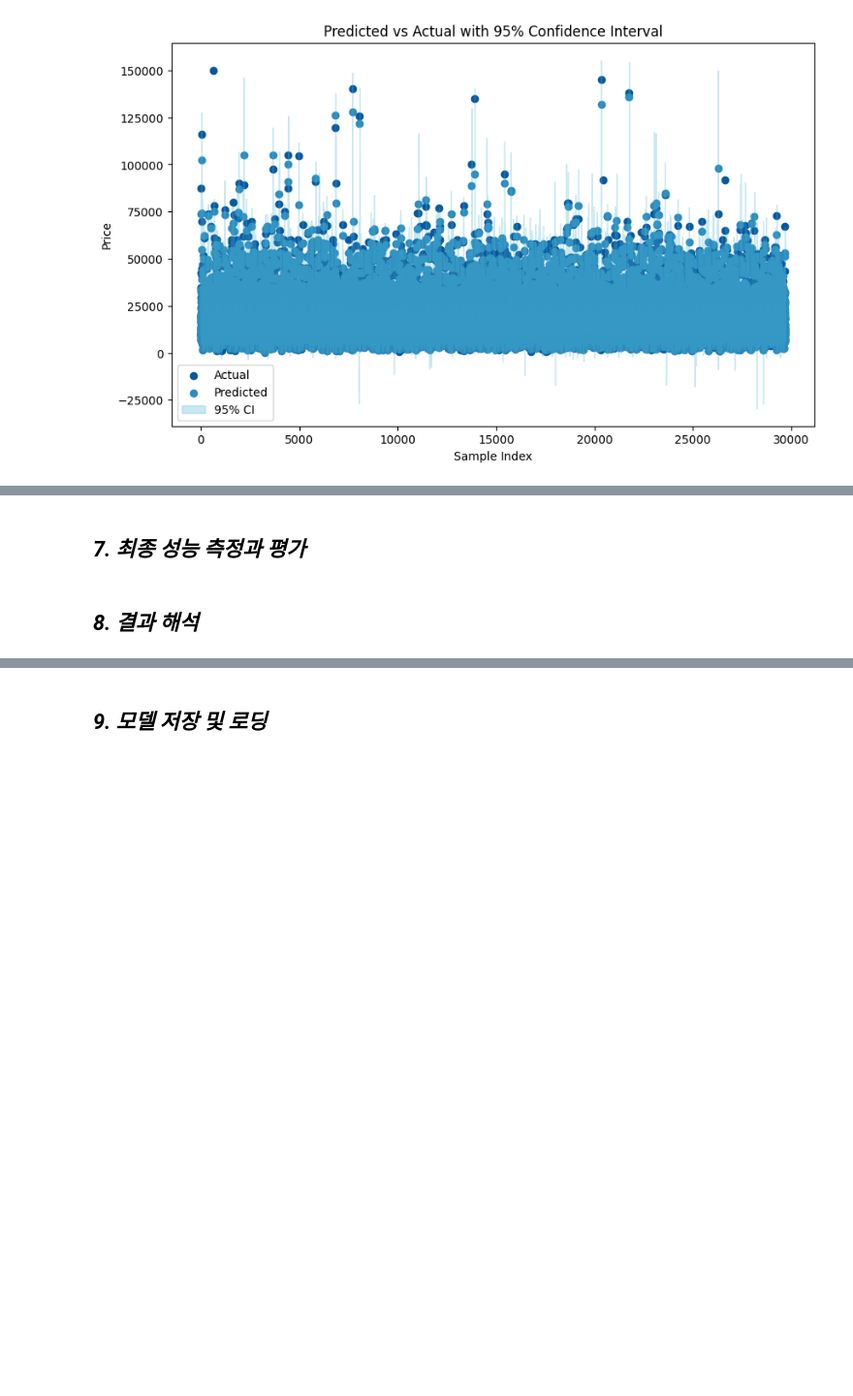
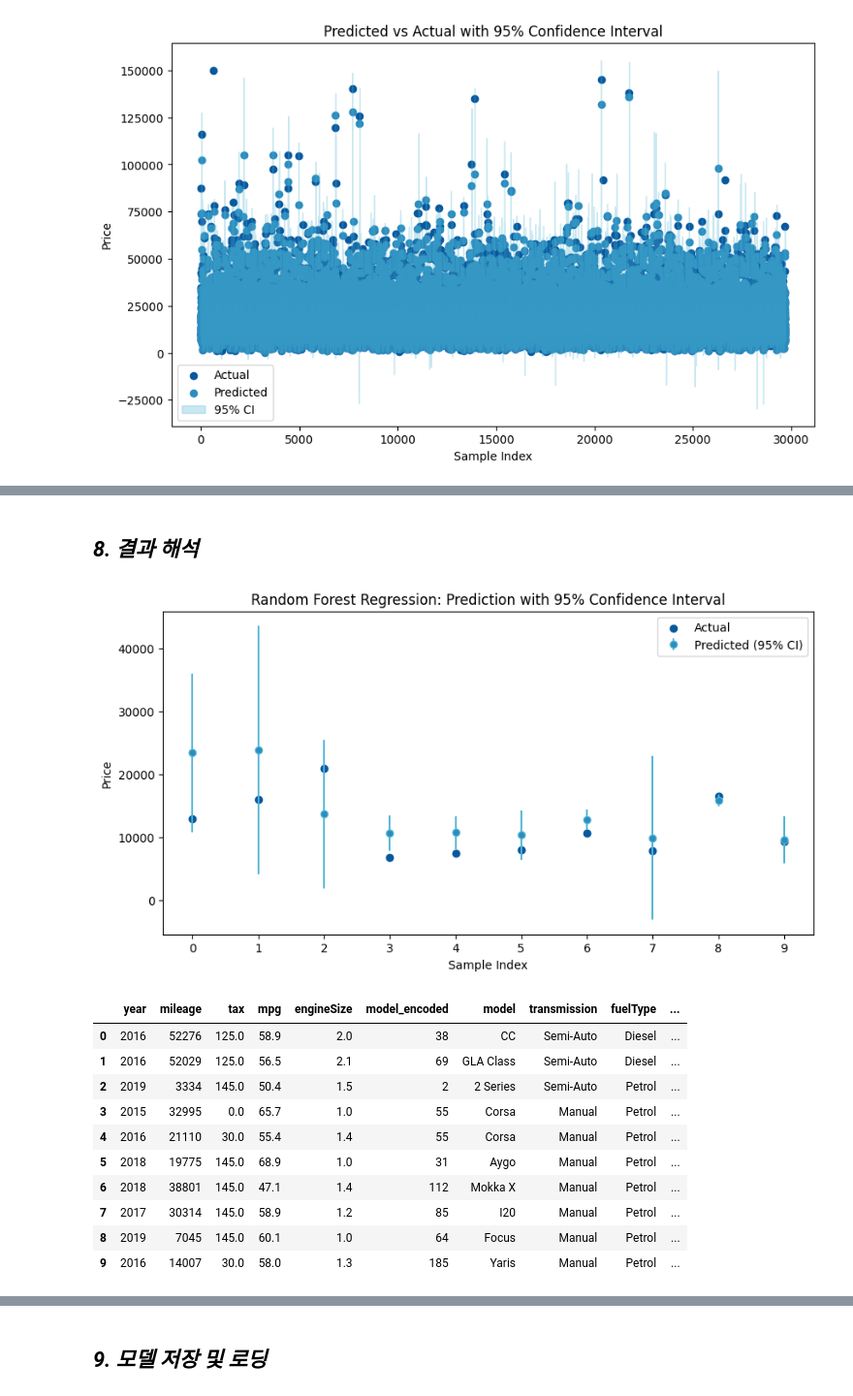
Before and after one commit to parkgunha/Chagawa_project, a Jupyter notebook: 건하_통합코드.ipynb, the cells around one changed output, grey strips where cells are left out. Shown at 97% size. Cells and saved outputs as stored; diff of their text form; code cells hidden in the pictures; blank space fills up the shorter version.

```diff
--- a/건하_통합코드.ipynb
+++ b/건하_통합코드.ipynb
@@ -1579,2 +1568,0 @@ result_df
-# %% [markdown]
-## ***7. 최종 성능 측정과 평가***
@@ -1581,2 +1614,52 @@ result_df
 # %% [markdown]
 ## ***8. 결과 해석***
+# %%
+#결과 출력
+
+result_df = X_sample.copy()
+encoding_df=copy_full2_data.copy()
+le  = LabelEncoder()
+encoding_df[lable_list] = encoding_df[lable_list].apply(le.fit_transform)
+result_df['model'] = le.inverse_transform(result_df['model_encoded'])
+# %%
+
+for category in onhot_list:
+    category_columns = [col for col in result_df.columns if col.startswith(category + "_")]
+    result_df[category] = result_df[category_columns].idxmax(axis=1).str.replace(category + "_", "")
+    result_df.drop(columns=category_columns, inplace=True)
+result_df["Actual"] = y_sample
+result_df["Predicted"] = y_sample_mean
+result_df["Lower Bound (95%)"] = y_sample_lower_bound
+result_df["Upper Bound (95%)"] = y_sample_upper_bound
+result_df['AE/Mean(%)'] = np.abs(result_df['Actual'] - result_df['Predicted']) / result_df['Actual'].mean() * 100 # 평균 대비 AE(절대 오차)
+
+result_df.sort_values(by='AE/Mean(%)', ascending=False, inplace=True)
+
+result_df.reset_index(drop=True, inplace=True)
+# %%
+# 결과 시각화
+plt.figure(figsize=(10, 5))
+plt.errorbar(range(10), result_df["Predicted"],
+             yerr=1.96 * y_sample_std, fmt='o', label="Predicted (95% CI)", color='#4eb3d3', mfc='#2b8cbe')
+plt.scatter(range(10), result_df["Actual"], color='#08589e', label="Actual")
+plt.xlabel("Sample Index")
+plt.xticks([0,1,2,3,4,5,6,7,8,9])
+plt.ylabel("Price")
+plt.legend()
+plt.title("Random Forest Regression: Prediction with 95% Confidence Interval")
+plt.show()
+
+result_df
+# %% [output]
+[figure, added]
+|  | year | mileage | tax | mpg | engineSize | model_encoded | model | transmission | fuelType | ... |
+| 0 | 2016 | 52276 | 125.0 | 58.9 | 2.0 | 38 | CC | Semi-Auto | Diesel | ... |
+| 1 | 2016 | 52029 | 125.0 | 56.5 | 2.1 | 69 | GLA Class | Semi-Auto | Diesel | ... |
+| 2 | 2019 | 3334 | 145.0 | 50.4 | 1.5 | 2 | 2 Series | Semi-Auto | Petrol | ... |
+| 3 | 2015 | 32995 | 0.0 | 65.7 | 1.0 | 55 | Corsa | Manual | Petrol | ... |
+| 4 | 2016 | 21110 | 30.0 | 55.4 | 1.4 | 55 | Corsa | Manual | Petrol | ... |
+| 5 | 2018 | 19775 | 145.0 | 68.9 | 1.0 | 31 | Aygo | Manual | Petrol | ... |
+| 6 | 2018 | 38801 | 145.0 | 47.1 | 1.4 | 112 | Mokka X | Manual | Petrol | ... |
+| 7 | 2017 | 30314 | 145.0 | 58.9 | 1.2 | 85 | I20 | Manual | Petrol | ... |
+| 8 | 2019 | 7045 | 145.0 | 60.1 | 1.0 | 64 | Focus | Manual | Petrol | ... |
+| 9 | 2016 | 14007 | 30.0 | 58.0 | 1.3 | 185 | Yaris | Manual | Petrol | ... |
```
Also changed, not shown: parts of 10 cells of this notebook, 1 other file.
